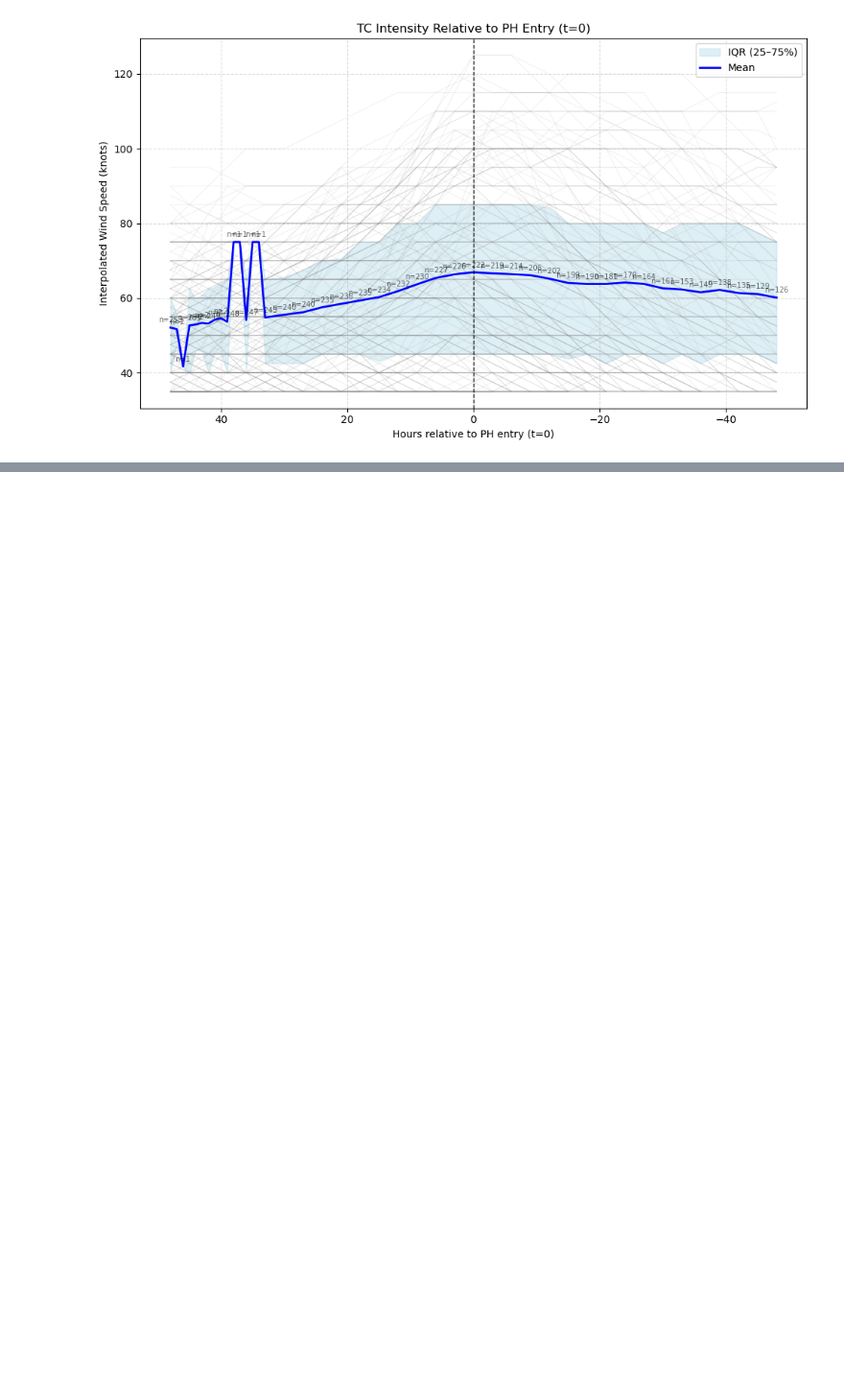
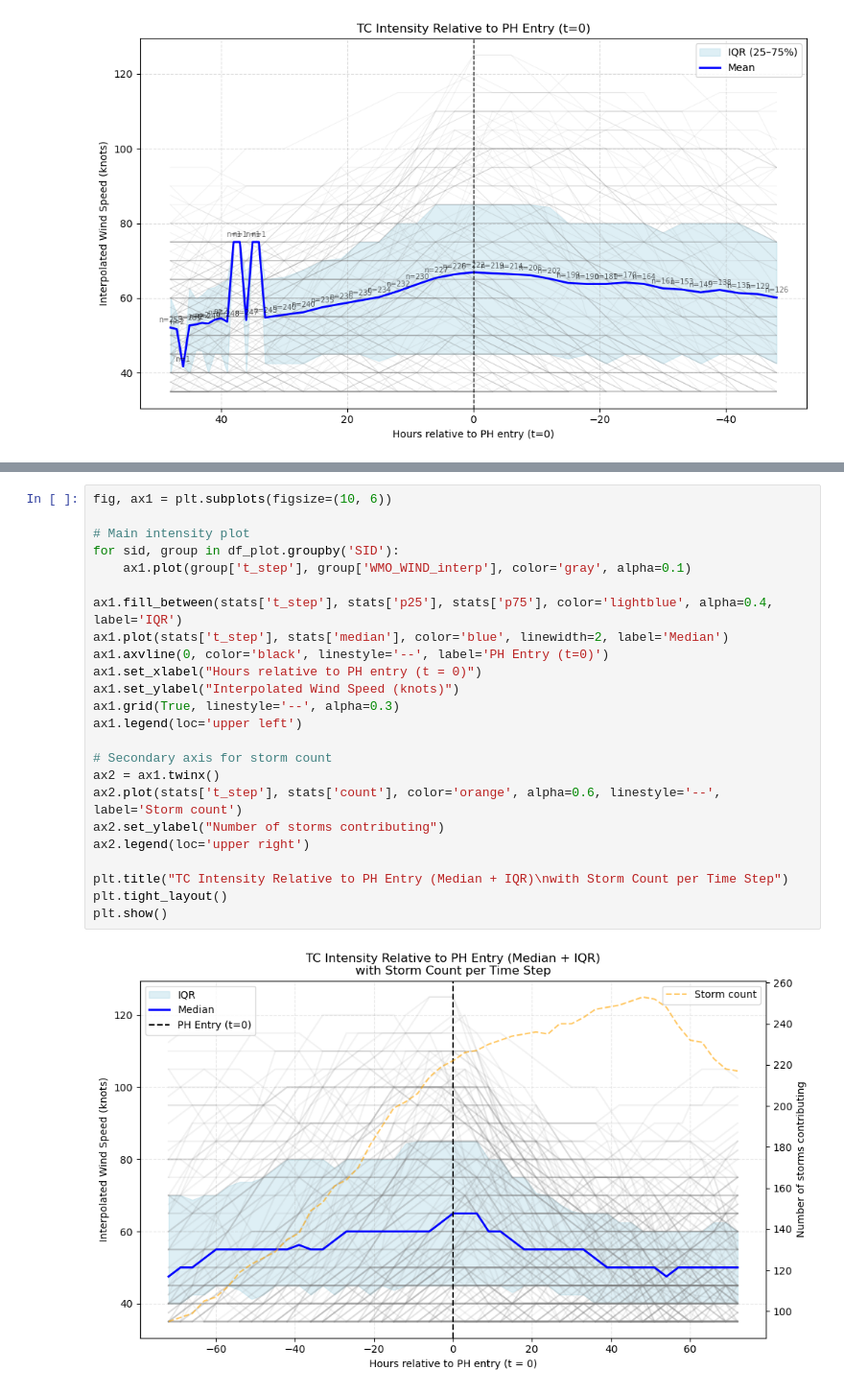
Before and after one commit to baracoma/tc-statistics, a Jupyter notebook: calculate-lifetime.ipynb, the cells around one changed output, grey strips where cells are left out. Shown at 96% size. Saved outputs shown, nothing was run; the diff lists cells and outputs as text; blank space fills up the shorter version.

```diff
--- a/calculate-lifetime.ipynb
+++ b/calculate-lifetime.ipynb
@@ -424,0 +551,26 @@ plt.show()
+# %%
+fig, ax1 = plt.subplots(figsize=(10, 6))
+
+# Main intensity plot
+for sid, group in df_plot.groupby('SID'):
+    ax1.plot(group['t_step'], group['WMO_WIND_interp'], color='gray', alpha=0.1)
+
+ax1.fill_between(stats['t_step'], stats['p25'], stats['p75'], color='lightblue', alpha=0.4, label='IQR')
+ax1.plot(stats['t_step'], stats['median'], color='blue', linewidth=2, label='Median')
+ax1.axvline(0, color='black', linestyle='--', label='PH Entry (t=0)')
+ax1.set_xlabel("Hours relative to PH entry (t = 0)")
+ax1.set_ylabel("Interpolated Wind Speed (knots)")
+ax1.grid(True, linestyle='--', alpha=0.3)
+ax1.legend(loc='upper left')
+
+# Secondary axis for storm count
+ax2 = ax1.twinx()
+ax2.plot(stats['t_step'], stats['count'], color='orange', alpha=0.6, linestyle='--', label='Storm count')
+ax2.set_ylabel("Number of storms contributing")
+ax2.legend(loc='upper right')
+
+plt.title("TC Intensity Relative to PH Entry (Median + IQR)\nwith Storm Count per Time Step")
+plt.tight_layout()
+plt.show()
+# %% [output]
+[figure, added]
```
Also changed, not shown: parts of 5 cells of this notebook.
